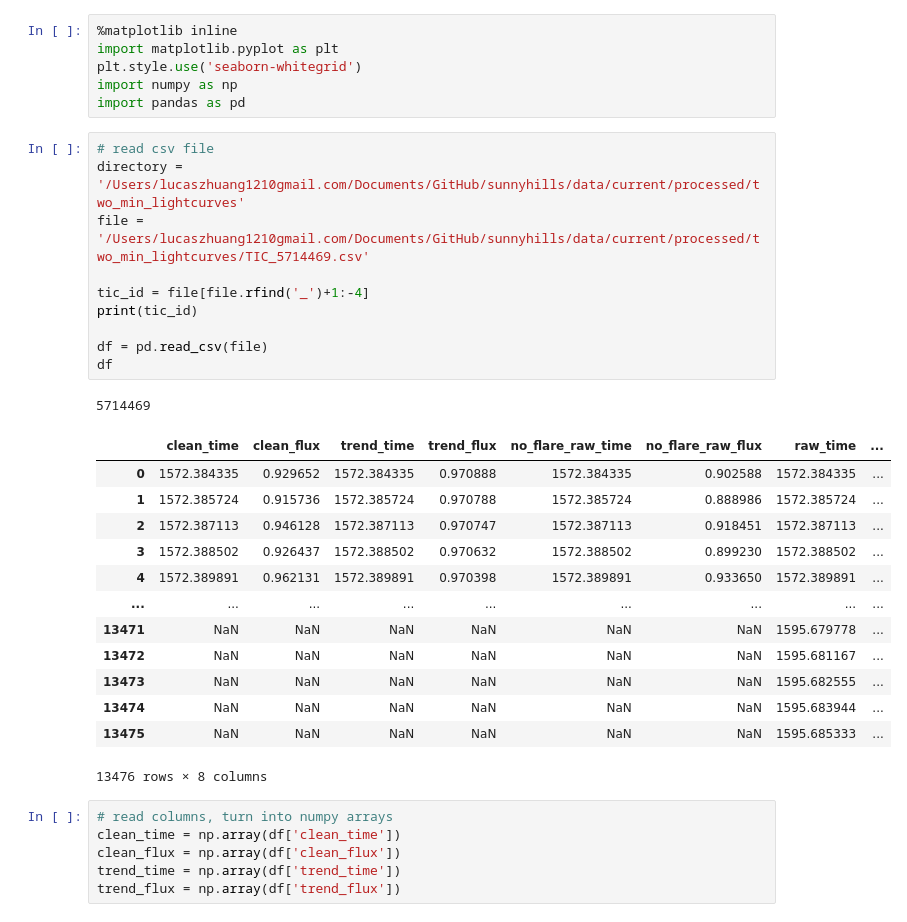
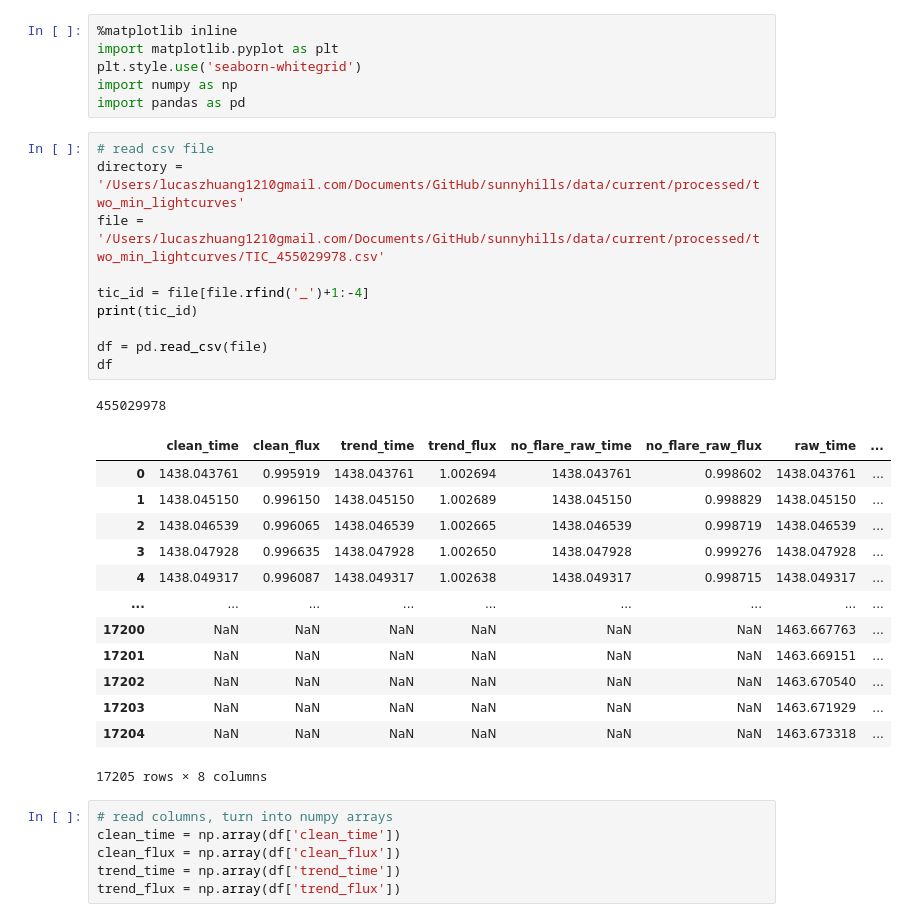
Before and after one commit to HarritonResearchLab/sunnyhills, a Jupyter notebook: personal_epochs/lucas/plot_light_curves.ipynb, the cells around one changed output. Cells and saved outputs as stored; diff of their text form.

```diff
--- a/personal_epochs/lucas/plot_light_curves.ipynb
+++ b/personal_epochs/lucas/plot_light_curves.ipynb
@@ -7,28 +7,28 @@ import pandas as pd
 # %%
 # read csv file
 directory = '/Users/lucaszhuang1210gmail.com/Documents/GitHub/sunnyhills/data/current/processed/two_min_lightcurves'
-file = '/Users/lucaszhuang1210gmail.com/Documents/GitHub/sunnyhills/data/current/processed/two_min_lightcurves/TIC_5714469.csv'
+file = '/Users/lucaszhuang1210gmail.com/Documents/GitHub/sunnyhills/data/current/processed/two_min_lightcurves/TIC_455029978.csv'
 
 tic_id = file[file.rfind('_')+1:-4]
 print(tic_id)
 
 df = pd.read_csv(file)
 df
 # %% [output]
-5714469
+455029978
 |  | clean_time | clean_flux | trend_time | trend_flux | no_flare_raw_time | no_flare_raw_flux | raw_time | ... |
-| 0 | 1572.384335 | 0.929652 | 1572.384335 | 0.970888 | 1572.384335 | 0.902588 | 1572.384335 | ... |
-| 1 | 1572.385724 | 0.915736 | 1572.385724 | 0.970788 | 1572.385724 | 0.888986 | 1572.385724 | ... |
-| 2 | 1572.387113 | 0.946128 | 1572.387113 | 0.970747 | 1572.387113 | 0.918451 | 1572.387113 | ... |
-| 3 | 1572.388502 | 0.926437 | 1572.388502 | 0.970632 | 1572.388502 | 0.899230 | 1572.388502 | ... |
-| 4 | 1572.389891 | 0.962131 | 1572.389891 | 0.970398 | 1572.389891 | 0.933650 | 1572.389891 | ... |
+| 0 | 1438.043761 | 0.995919 | 1438.043761 | 1.002694 | 1438.043761 | 0.998602 | 1438.043761 | ... |
+| 1 | 1438.045150 | 0.996150 | 1438.045150 | 1.002689 | 1438.045150 | 0.998829 | 1438.045150 | ... |
+| 2 | 1438.046539 | 0.996065 | 1438.046539 | 1.002665 | 1438.046539 | 0.998719 | 1438.046539 | ... |
+| 3 | 1438.047928 | 0.996635 | 1438.047928 | 1.002650 | 1438.047928 | 0.999276 | 1438.047928 | ... |
+| 4 | 1438.049317 | 0.996087 | 1438.049317 | 1.002638 | 1438.049317 | 0.998715 | 1438.049317 | ... |
 | ... | ... | ... | ... | ... | ... | ... | ... | ... |
-| 13471 | NaN | NaN | NaN | NaN | NaN | NaN | 1595.679778 | ... |
-| 13472 | NaN | NaN | NaN | NaN | NaN | NaN | 1595.681167 | ... |
-| 13473 | NaN | NaN | NaN | NaN | NaN | NaN | 1595.682555 | ... |
-| 13474 | NaN | NaN | NaN | NaN | NaN | NaN | 1595.683944 | ... |
-| 13475 | NaN | NaN | NaN | NaN | NaN | NaN | 1595.685333 | ... |
+| 17200 | NaN | NaN | NaN | NaN | NaN | NaN | 1463.667763 | ... |
+| 17201 | NaN | NaN | NaN | NaN | NaN | NaN | 1463.669151 | ... |
+| 17202 | NaN | NaN | NaN | NaN | NaN | NaN | 1463.670540 | ... |
+| 17203 | NaN | NaN | NaN | NaN | NaN | NaN | 1463.671929 | ... |
+| 17204 | NaN | NaN | NaN | NaN | NaN | NaN | 1463.673318 | ... |
-13476 rows × 8 columns
+17205 rows × 8 columns
 # %%
 # read columns, turn into numpy arrays
 clean_time = np.array(df['clean_time'])
```
Also changed, not shown: parts of 2 cells of this notebook.
